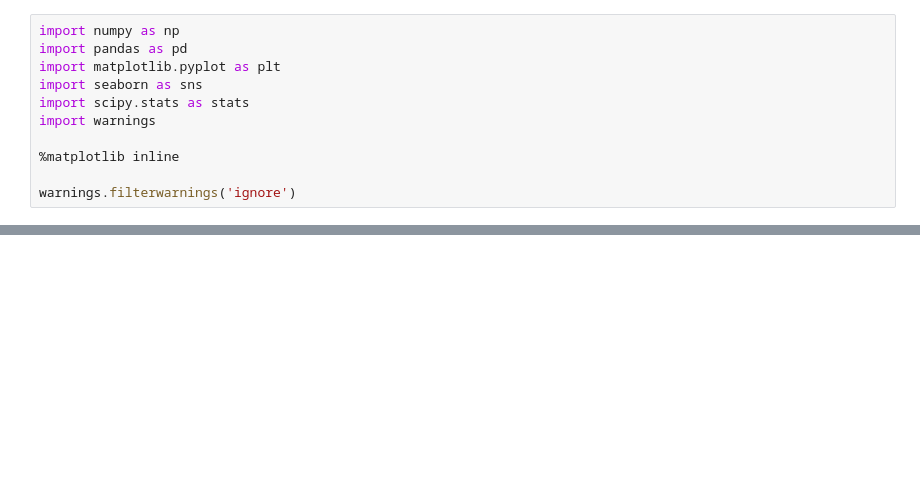
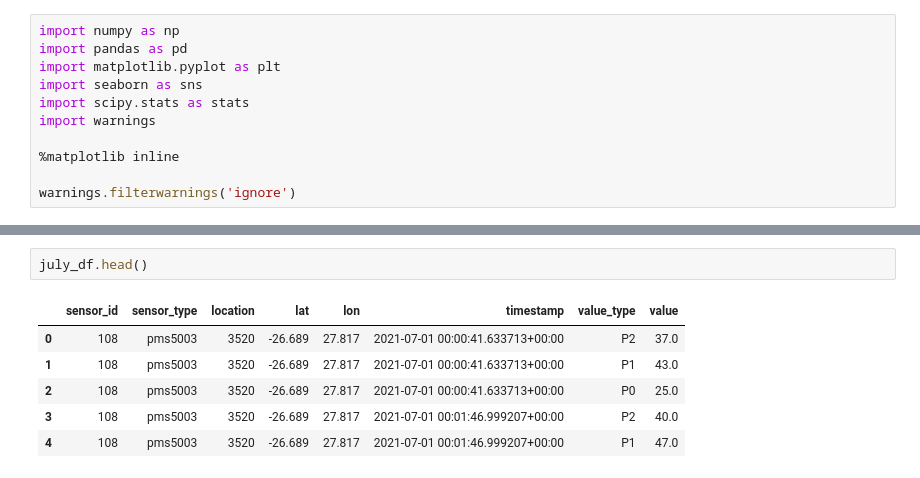
Before and after one commit to Abdoelabassi/Michigan-python-data-science, a Jupyter notebook: Applied-Plotting-Charting-Data_Representation/Week4/course2_assignment4/assignment4.ipynb, the cells around one changed output, grey strips where cells are left out. Drawn from its saved outputs; the diff is of its cells as text; blank space fills up the shorter version.

```diff
--- a/Applied-Plotting-Charting-Data_Representation/Week4/course2_assignment4/assignment4.ipynb
+++ b/Applied-Plotting-Charting-Data_Representation/Week4/course2_assignment4/assignment4.ipynb
@@ -69,0 +80,9 @@ may_df.head()
+# %%
+july_df.head()
+# %% [output]
+|  | sensor_id | sensor_type | location | lat | lon | timestamp | value_type | value |
+| 0 | 108 | pms5003 | 3520 | -26.689 | 27.817 | 2021-07-01 00:00:41.633713+00:00 | P2 | 37.0 |
+| 1 | 108 | pms5003 | 3520 | -26.689 | 27.817 | 2021-07-01 00:00:41.633713+00:00 | P1 | 43.0 |
+| 2 | 108 | pms5003 | 3520 | -26.689 | 27.817 | 2021-07-01 00:00:41.633713+00:00 | P0 | 25.0 |
+| 3 | 108 | pms5003 | 3520 | -26.689 | 27.817 | 2021-07-01 00:01:46.999207+00:00 | P2 | 40.0 |
+| 4 | 108 | pms5003 | 3520 | -26.689 | 27.817 | 2021-07-01 00:01:46.999207+00:00 | P1 | 47.0 |
```
Also changed, not shown: parts of 7 cells of this notebook, 16 other files.
